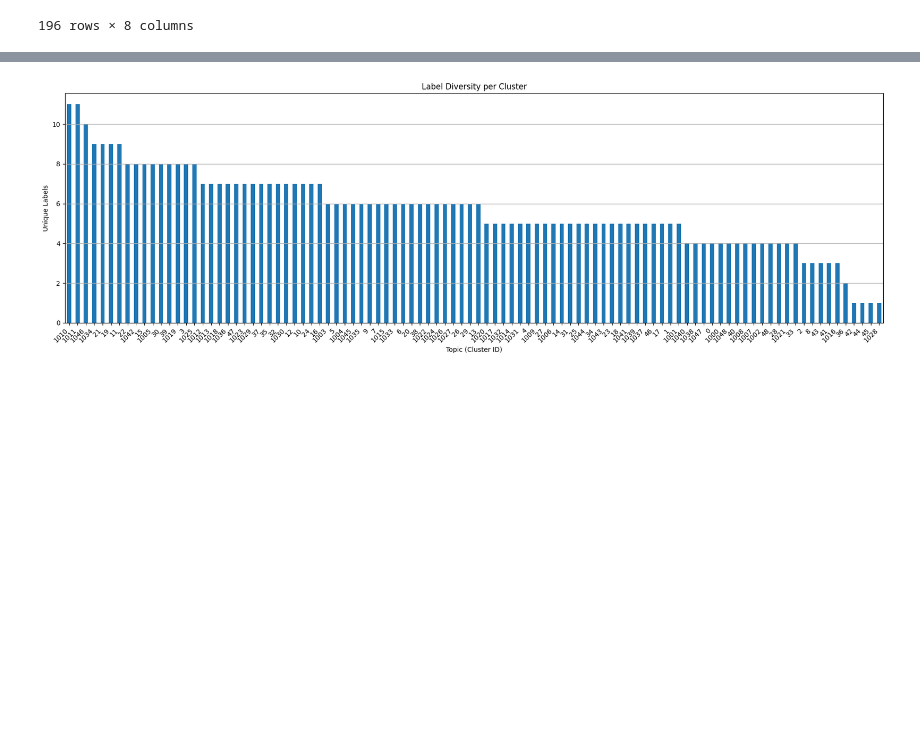
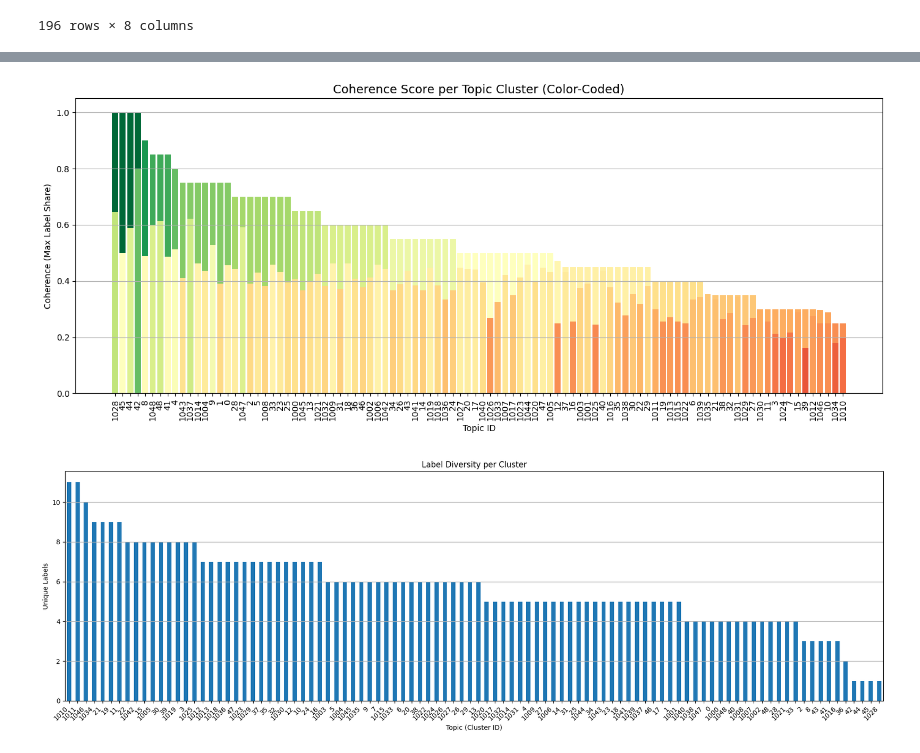
Before and after one commit to TobiasMichelsen/Climate-Discourse-on-Bluesky---Bachelor-Project, a Jupyter notebook: EDA/GPT_EDA/Label_Distributions.ipynb, the cells around one changed output, grey strips where cells are left out. Cells and saved outputs as stored; diff of their text form; code cells hidden in the pictures; blank space fills up the shorter version.

```diff
--- a/EDA/GPT_EDA/Label_Distributions.ipynb
+++ b/EDA/GPT_EDA/Label_Distributions.ipynb
@@ -210,3 +235,28 @@ Name: label, dtype: int64
+# %%
+import matplotlib.pyplot as plt
+import matplotlib.cm as cm
+import matplotlib.colors as mcolors
+
+# Filter (optional)
+df_sorted_coh = df_final.sort_values(by="coherence", ascending=False)
+
+# Normalize coherence values for color mapping
+norm = mcolors.Normalize(vmin=0, vmax=1)
+cmap = cm.get_cmap('RdYlGn')  # Red → Yellow → Green
+colors = [cmap(norm(val)) for val in df_sorted_coh["coherence"]]
+
+# Plot
+plt.figure(figsize=(14, 6))
+plt.bar(df_sorted_coh["topic"].astype(str), df_sorted_coh["coherence"], color=colors)
+plt.title("Coherence Score per Topic Cluster (Color-Coded)", fontsize=14)
+plt.xlabel("Topic ID")
+plt.ylabel("Coherence (Max Label Share)")
+plt.xticks(rotation=90)
+plt.grid(axis="y")
+plt.tight_layout()
+plt.show()
+# %% [output]
+[figure, added]
 # %%
 # Calculate diversity (number of unique labels per topic)
 diversity = df_dist.groupby("topic")["label"].nunique().sort_values(ascending=False)
```
Also changed, not shown: parts of 10 cells of this notebook, 45 other files.
